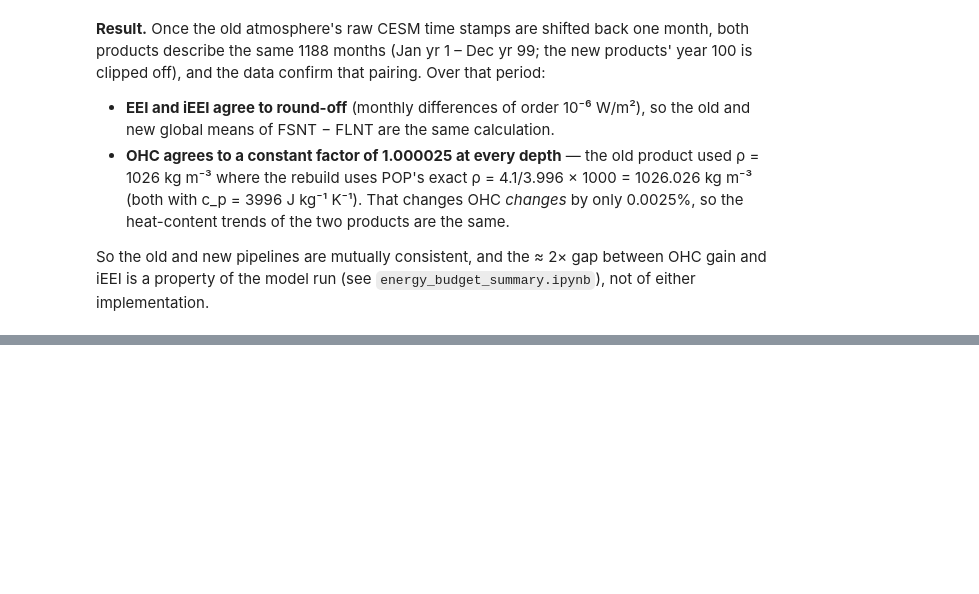
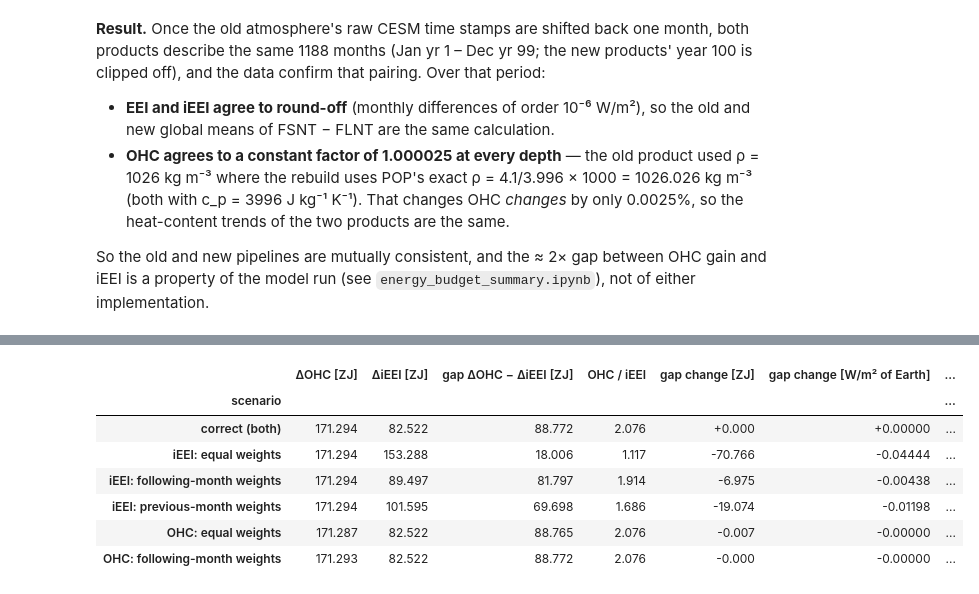
Before and after one commit to jshaw35/PRISM, a Jupyter notebook: ohc_ieei_rebuild/new_vs_old_piControl.ipynb, the cells around one changed output, grey strips where cells are left out. Cells and saved outputs as stored; diff of their text form; code cells hidden in the pictures; blank space fills up the shorter version.

```diff
--- a/ohc_ieei_rebuild/new_vs_old_piControl.ipynb
+++ b/ohc_ieei_rebuild/new_vs_old_piControl.ipynb
@@ -273,0 +358,35 @@ the model run (see `energy_budget_summary.ipynb`), not of either implementation.
+# %%
+SPAN_S = (int(eei_new.time.dt.year[-1]) - int(eei_new.time.dt.year[0])) * 365 * 86400.0  # yr-1 mean -> yr-100 mean
+
+scenarios = [  # (name, OHC annual-mean weighting, iEEI weighting)
+    ("correct (both)", "correct", "correct"),
+    ("iEEI: equal weights", "correct", "equal"),
+    ("iEEI: following-month weights", "correct", "following month"),
+    ("iEEI: previous-month weights", "correct", "previous month"),
+    ("OHC: equal weights", "equal", "correct"),
+    ("OHC: following-month weights", "following month", "correct"),
+]
+rows, cumulative = [], {}
+for name, ohc_scheme, ieei_scheme in scenarios:
+    ohc_ann = weighted_annual_mean(ohc_total_new, ohc_scheme)
+    ieei_ann = weighted_annual_mean(ieei_total_J(eei_new, ieei_scheme), ieei_scheme)
+    d_ohc, d_ieei = float(ohc_ann[-1] - ohc_ann[0]), float(ieei_ann[-1] - ieei_ann[0])
+    rows.append((name, d_ohc / ZJ, d_ieei / ZJ, (d_ohc - d_ieei) / ZJ, d_ohc / d_ieei))
+    cumulative[name] = (ohc_ann - ohc_ann[0], ieei_ann - ieei_ann[0])
+gap_table = pd.DataFrame(rows, columns=["scenario", "ΔOHC [ZJ]", "ΔiEEI [ZJ]", "gap ΔOHC − ΔiEEI [ZJ]", "OHC / iEEI"])
+gap_table = gap_table.set_index("scenario")
+gap_table["gap change [ZJ]"] = gap_table["gap ΔOHC − ΔiEEI [ZJ]"] - gap_table.loc["correct (both)", "gap ΔOHC − ΔiEEI [ZJ]"]
+gap_table["gap change [W/m² of Earth]"] = gap_table["gap change [ZJ]"] * ZJ / SPAN_S / EARTH_AREA
+gap_table["gap change [% of correct gap]"] = 100 * gap_table["gap change [ZJ]"] / gap_table.loc["correct (both)", "gap ΔOHC − ΔiEEI [ZJ]"]
+display(gap_table.style.format({"ΔOHC [ZJ]": "{:.3f}", "ΔiEEI [ZJ]": "{:.3f}", "gap ΔOHC − ΔiEEI [ZJ]": "{:.3f}",
+                                "OHC / iEEI": "{:.3f}", "gap change [ZJ]": "{:+.3f}",
+                                "gap change [W/m² of Earth]": "{:+.5f}", "gap change [% of correct gap]": "{:+.2f}%"}))
+# %% [output]
+|  | ΔOHC [ZJ] | ΔiEEI [ZJ] | gap ΔOHC − ΔiEEI [ZJ] | OHC / iEEI | gap change [ZJ] | gap change [W/m² of Earth] | ... |
+| scenario |  |  |  |  |  |  | ... |
+| correct (both) | 171.294 | 82.522 | 88.772 | 2.076 | +0.000 | +0.00000 | ... |
+| iEEI: equal weights | 171.294 | 153.288 | 18.006 | 1.117 | -70.766 | -0.04444 | ... |
+| iEEI: following-month weights | 171.294 | 89.497 | 81.797 | 1.914 | -6.975 | -0.00438 | ... |
+| iEEI: previous-month weights | 171.294 | 101.595 | 69.698 | 1.686 | -19.074 | -0.01198 | ... |
+| OHC: equal weights | 171.287 | 82.522 | 88.765 | 2.076 | -0.007 | -0.00000 | ... |
+| OHC: following-month weights | 171.293 | 82.522 | 88.772 | 2.076 | -0.000 | -0.00000 | ... |
```
Also changed, not shown: parts of 4 cells of this notebook, 2 other files.
